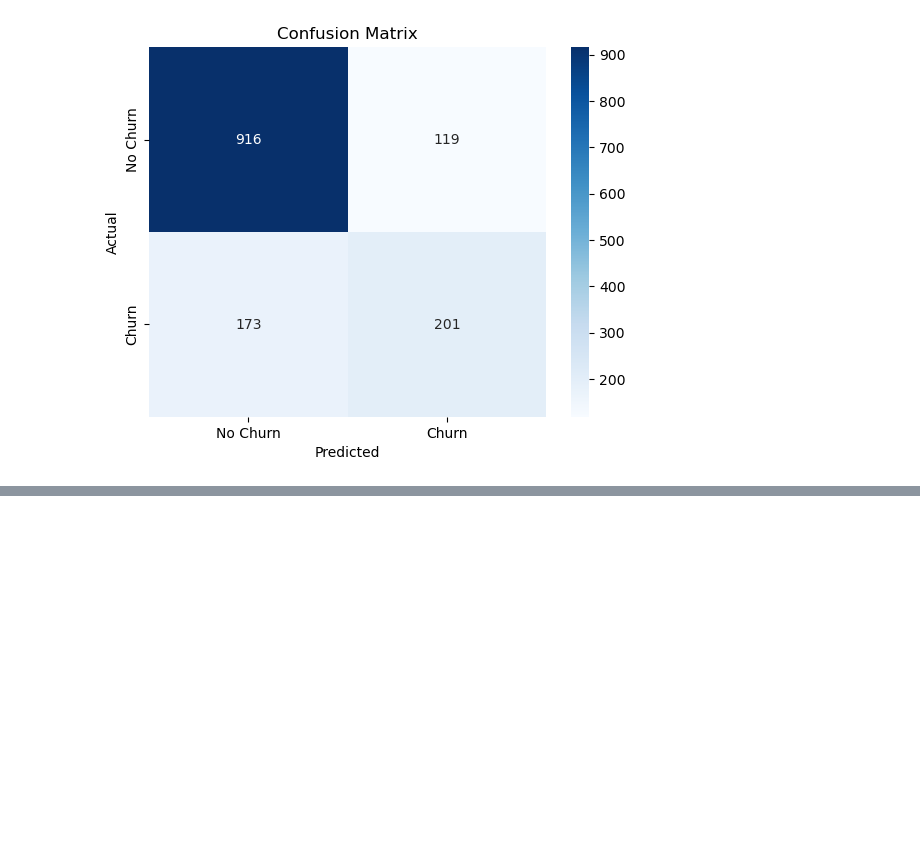
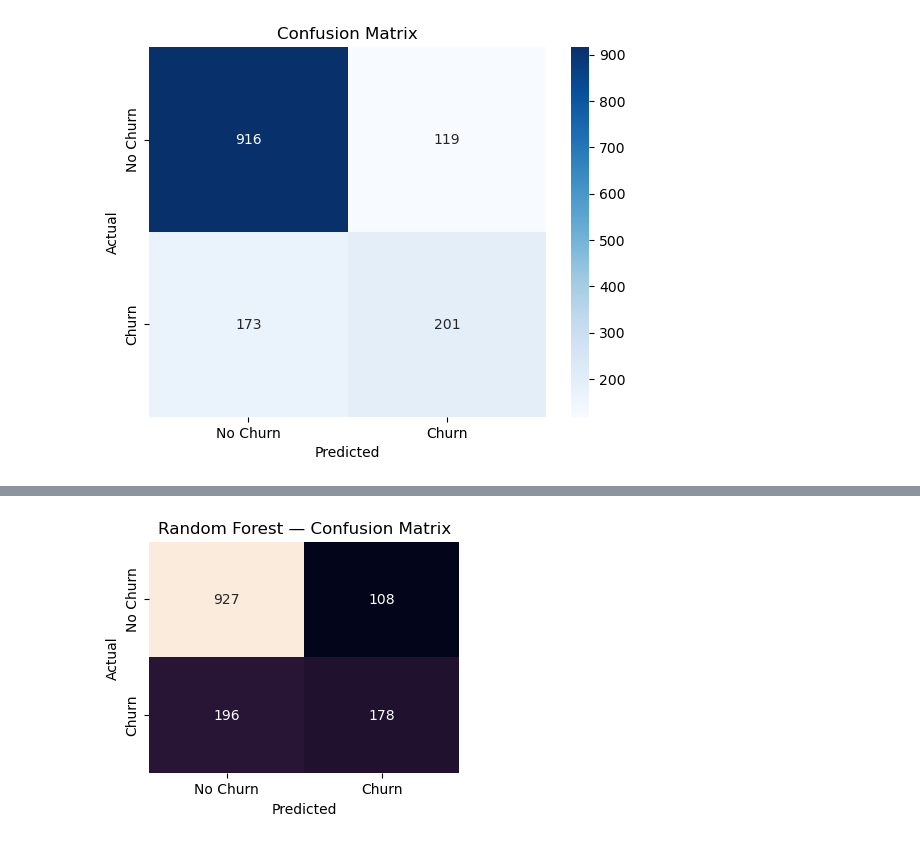
Before and after one commit to Shubhangipanda/ml-pipelines, a Jupyter notebook: notebooks/03_modeling.ipynb, the cells around one changed output, grey strips where cells are left out. Saved outputs shown, nothing was run; the diff lists cells and outputs as text; code cells hidden in the pictures; blank space fills up the shorter version.

Commit message:
Random forest churn

```diff
--- a/notebooks/03_modeling.ipynb
+++ b/notebooks/03_modeling.ipynb
@@ -62,0 +70,7 @@ plt.show()
+# %%
+# -----------------------------
+# 2. Train-Test Split
+# -----------------------------
+X_train, X_test, y_train, y_test = train_test_split(
+    X, y, test_size=0.2, random_state=42, stratify=y
+)
@@ -62,0 +100,19 @@ plt.show()
+# %%
+# --------------------------------------------------------
+# Step 3) Evaluate model performance
+# --------------------------------------------------------
+# predictions on test data
+y_pred = rf.predict(X_test)
+
+# predicted probabilities (needed for ROC-AUC)
+y_prob = rf.predict_proba(X_test)[:, 1]
+
+# evaluation metrics
+print("Accuracy :", round(accuracy_score(y_test, y_pred), 4))
+print("Precision:", round(precision_score(y_test, y_pred), 4))
+print("Recall   :", round(recall_score(y_test, y_pred), 4))
+print("F1 Score :", round(f1_score(y_test, y_pred), 4))
+print("ROC-AUC  :", round(roc_auc_score(y_test, y_prob), 4))
+
+print("\nClassification Report:\n")
+print(classification_report(y_test, y_pred))
@@ -62,0 +136,16 @@ plt.show()
+# %%
+# --------------------------------------------------------
+# Step 4) Confusion Matrix (visual)
+# --------------------------------------------------------
+cm = confusion_matrix(y_test, y_pred)
+
+plt.figure(figsize=(4,3))
+sns.heatmap(cm, annot=True, fmt="d", cbar=False,
+            xticklabels=["No Churn","Churn"],
+            yticklabels=["No Churn","Churn"])
+plt.xlabel("Predicted")
+plt.ylabel("Actual")
+plt.title("Random Forest — Confusion Matrix")
+plt.show()
+# %% [output]
+[figure, added]
```
Also changed, not shown: parts of 8 cells of this notebook, 1 other file.
